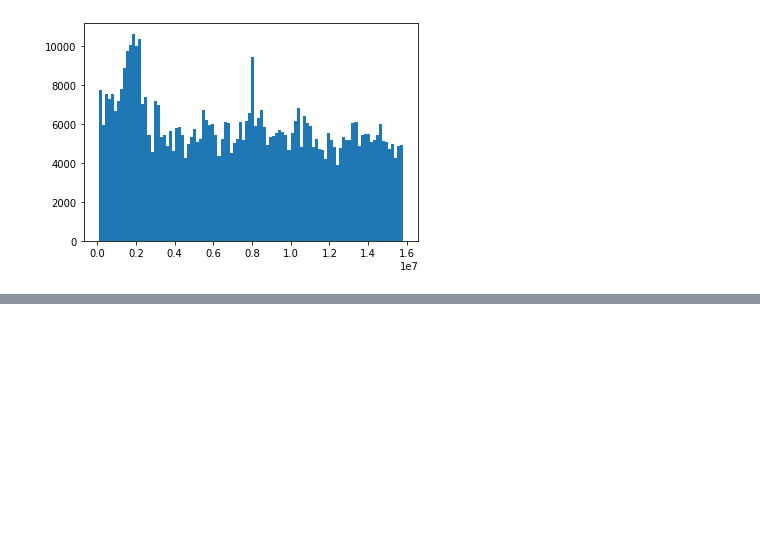
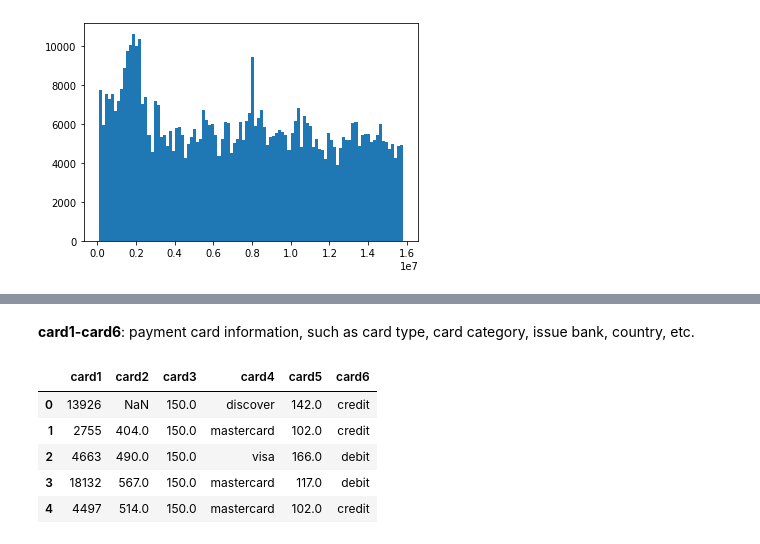
Before and after one commit to talanthier/IEEE-Fraud-Detection, a Jupyter notebook: exploration-01.ipynb, the cells around one changed output, grey strips where cells are left out. Saved outputs shown, nothing was run; the diff lists cells and outputs as text; code cells hidden in the pictures; blank space fills up the shorter version.

```diff
--- a/exploration-01.ipynb
+++ b/exploration-01.ipynb
@@ -65,0 +86,12 @@ plt.show()
+# %% [markdown]
+**card1-card6**: payment card information, such as card type, card category, issue bank, country, etc.
+# %%
+card_list = ['card1','card2','card3','card4','card5','card6']
+train[card_list].head()
+# %% [output]
+|  | card1 | card2 | card3 | card4 | card5 | card6 |
+| 0 | 13926 | NaN | 150.0 | discover | 142.0 | credit |
+| 1 | 2755 | 404.0 | 150.0 | mastercard | 102.0 | credit |
+| 2 | 4663 | 490.0 | 150.0 | visa | 166.0 | debit |
+| 3 | 18132 | 567.0 | 150.0 | mastercard | 117.0 | debit |
+| 4 | 4497 | 514.0 | 150.0 | mastercard | 102.0 | credit |
```
Also changed, not shown: parts of 15 cells of this notebook.
